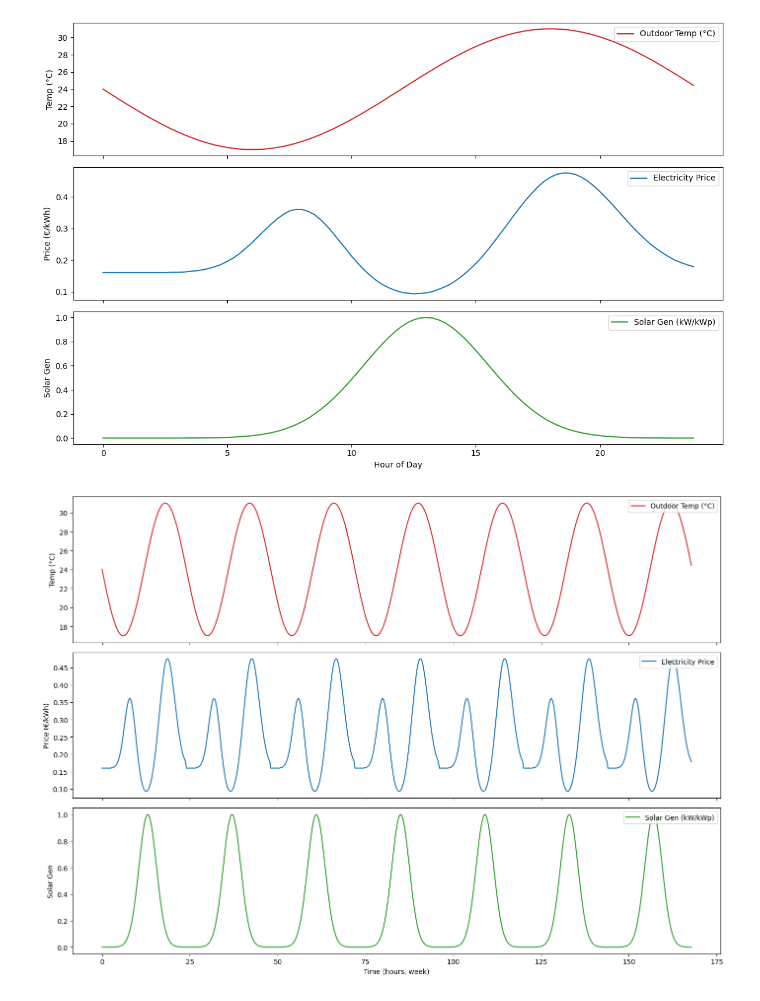
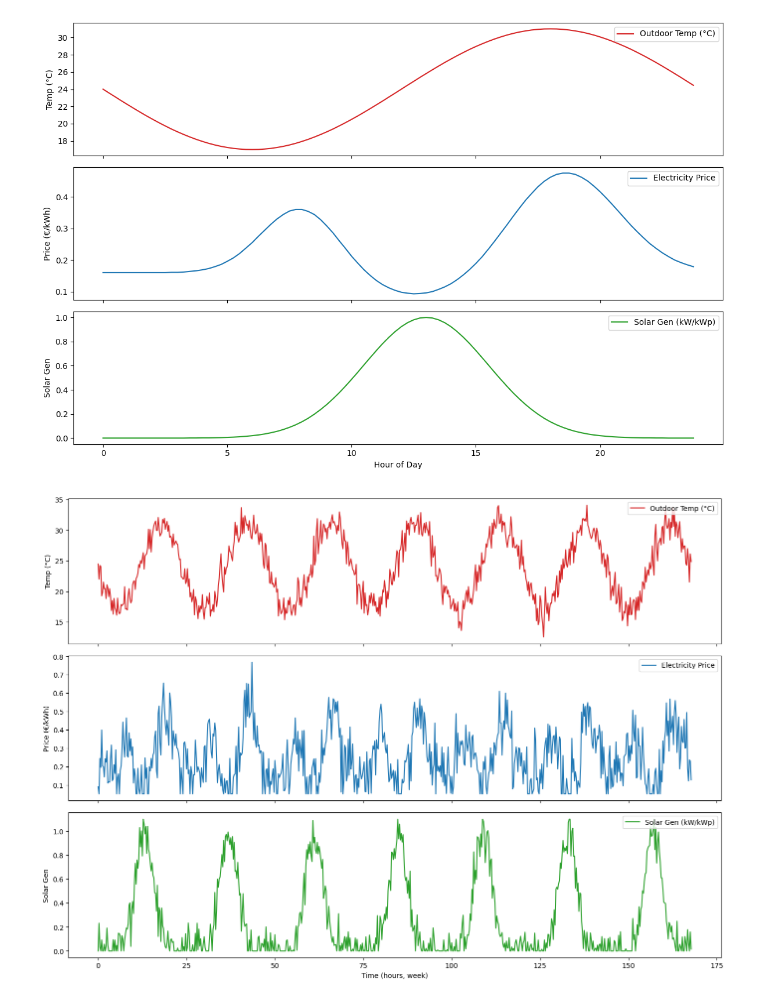
Before and after one commit to agemanzi/RL_game_NocVedcu, a Jupyter notebook: data/generate_data.ipynb, the cells around one changed output. Drawn from its saved outputs; the diff is of its cells as text; code cells hidden in the pictures.

```diff
--- a/data/generate_data.ipynb
+++ b/data/generate_data.ipynb
@@ -278,9 +278,10 @@ solar_max = 1.0
 # Work hours (comfort ignored)
 work_start, work_end = 9.0, 17.0
 
-# Optional jitter
-temp_jitter_std = 0.0
-price_jitter_std = 0.0
+# Noise standard deviations
+temp_jitter_std = 1.5        # °C
+price_jitter_std = 0.1      # €/kWh
+solar_jitter_std = 0.1      # kW/kWp
 
 # Output file
 out_csv = "week01_prices_weather.csv"
@@ -295,24 +296,25 @@ day_index = (hours_total // 24).astype(int) + 1  # day counter 1–7
 def gauss(x, mu, sigma):
     return np.exp(-0.5 * ((x - mu) / sigma)**2)
 
+# --- Initialize RNG for reproducibility ---
+rng = np.random.default_rng(42)
+
 # --- Outdoor Temperature ---
 t_out = t_mean + t_amp * np.sin(2 * np.pi * (hour_of_day - t_warmest_hour) / 24.0)
-if temp_jitter_std > 0:
-    t_out += np.random.default_rng(0).normal(0, temp_jitter_std, size=T)
+t_out += rng.normal(0, temp_jitter_std, size=T)
 
 # --- Price Profile ---
 price = (base_price
          + morning_peak_eur * gauss(hour_of_day, 8.0, sigma_morning_h)
          + evening_peak_eur * gauss(hour_of_day, 18.5, sigma_evening_h)
          - midday_valley_eur * gauss(hour_of_day, 13.0, sigma_midday_h))
-
-if price_jitter_std > 0:
-    price += np.random.default_rng(1).normal(0, price_jitter_std, size=T)
-
+price += rng.normal(0, price_jitter_std, size=T)
 price = np.clip(price, 0.05, None)
 
 # --- Solar Generation ---
 solar_gen = solar_max * gauss(hour_of_day, solar_peak_hour, solar_sigma_h)
+solar_gen += rng.normal(0, solar_jitter_std, size=T)
+solar_gen = np.clip(solar_gen, 0.0, 1.1)
 
 # --- In-Comfort Hours (inverse of work hours) ---
 in_comfort_hours = (hour_of_day < work_start) | (hour_of_day > work_end)
@@ -327,31 +329,31 @@ df = pd.DataFrame({
     "price_eur_per_kwh": np.round(price, 3),
     "solar_gen_kw_per_kwp": np.round(solar_gen, 3),
     "in_work_hours": (~in_comfort_hours).astype(int)  # 1 = at work (don’t care about comfort)
 })
 
 # --- Save to CSV ---
 df.to_csv(out_csv, index=False)
 
 # --- Plotting ---
 fig, ax = plt.subplots(3, 1, figsize=(14, 10), sharex=True)
 
 # Outdoor temperature
 ax[0].plot(df["t"] * dt_h, df["t_out_c"], label="Outdoor Temp (°C)", color='tab:red')
 ax[0].set_ylabel("Temp (°C)")
 ax[0].legend(loc="upper right")
 
 # Price
 ax[1].plot(df["t"] * dt_h, df["price_eur_per_kwh"], label="Electricity Price", color='tab:blue')
 ax[1].set_ylabel("Price (€/kWh)")
 ax[1].legend(loc="upper right")
 
 # Solar generation
 ax[2].plot(df["t"] * dt_h, df["solar_gen_kw_per_kwp"], label="Solar Gen (kW/kWp)", color='tab:green')
 ax[2].set_ylabel("Solar Gen")
 ax[2].set_xlabel("Time (hours, week)")
 ax[2].legend(loc="upper right")
 
 plt.tight_layout()
 plt.show()
 # %% [output]
-[figure, old version]
+[figure, new version]
```
Also changed, not shown: 6 other files.
